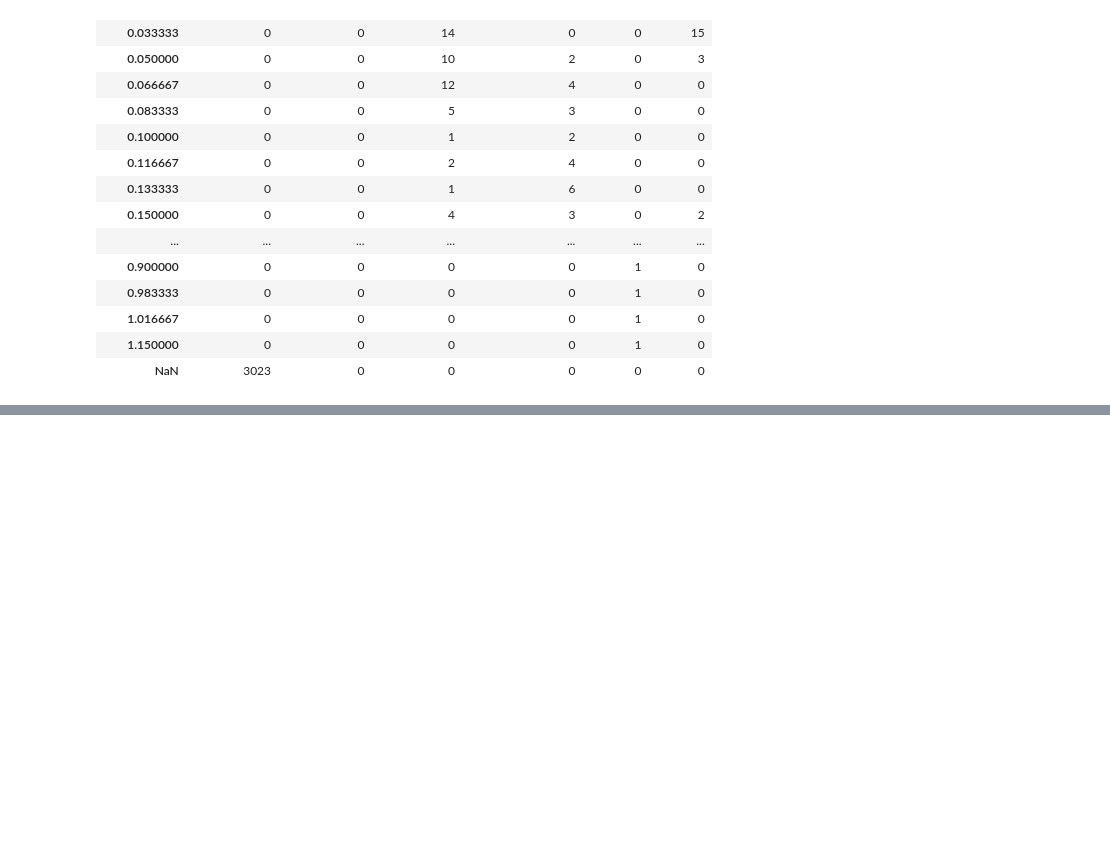
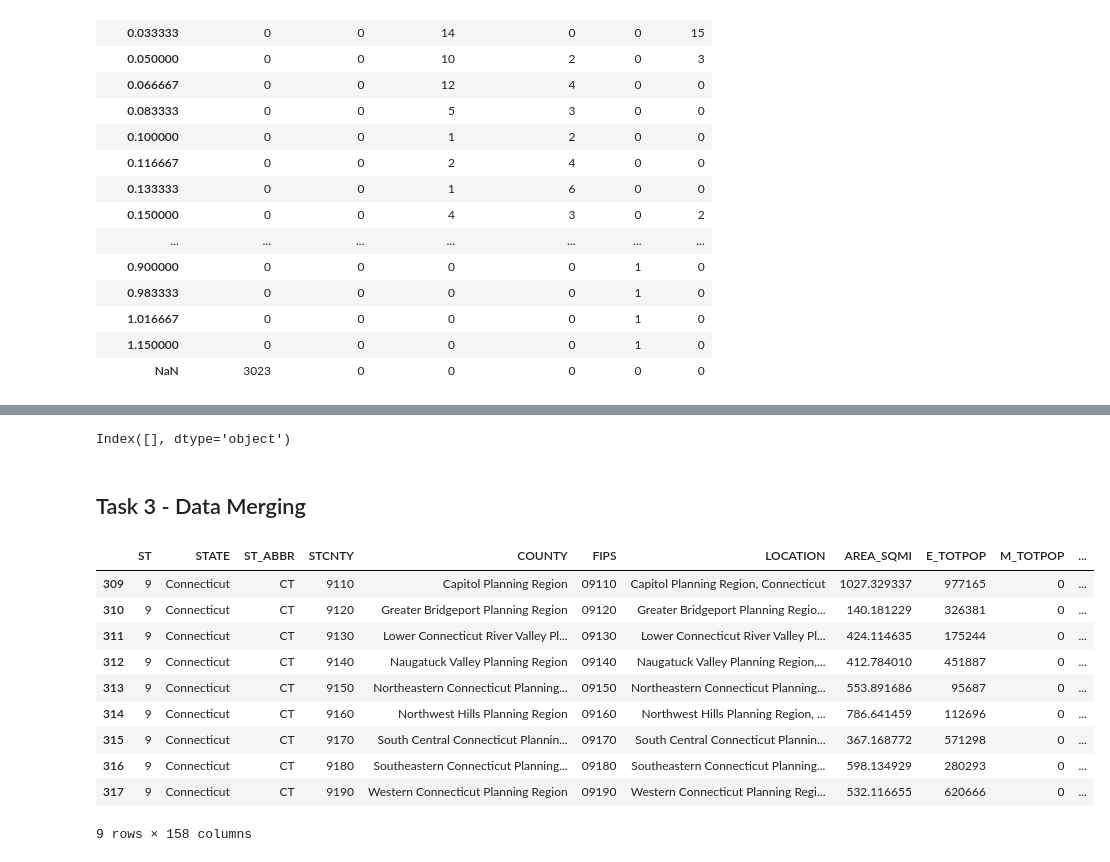
Before and after one commit to MichaelMa0904/Intro_ML_2024Fall, a Jupyter notebook: hw_progress/HW_02.ipynb, the cells around one changed output, grey strips where cells are left out. Saved outputs shown, nothing was run; the diff lists cells and outputs as text; code cells hidden in the pictures; blank space fills up the shorter version.

```diff
--- a/hw_progress/HW_02.ipynb
+++ b/hw_progress/HW_02.ipynb
@@ -77,0 +110,69 @@ array(['Not Applicable', 'Very Low', 'Relatively High',
+# %%
+# __2. Create a table / dataframe that shows the number of missing values in each column.
+# (Hint: if you wrote a function for Task 1, you can reuse it here.)
+
+# Function to calculate the number of missing values in each column
+def missing_val(table):
+    missing = table.isnull().sum()
+    return pd.DataFrame(missing, columns=['Missing_Val'])
+
+# Applying the function to the loaded DataFrame
+SVI_Missing = missing_val(SVI_Sub)
+
+# Display the resulting DataFrame (Apparently there are no missing values)
+SVI_Missing
+
+# Check the original subset table to see if the function was written correctly
+SVI_Sub.columns[SVI_Sub.isnull().any()]
+# %% [output]
+Index([], dtype='object')
+# %% [markdown]
+## Task 3 - Data Merging
+# %%
+# __1. Identify any FIPS codes that are present in the NRI data but not in the SVI data and vice versa. /
+# Describe any discrepancies and possible causes? What to these discrepancies, if any,
+# mean for interpreting results based on the merged dataset moving forward?
+
+# First get the FIPS code from both dataset
+NRI_FIPS = NRI['STCOFIPS']
+SVI_FIPS = SVI['FIPS']
+
+# FIPS codes that are in NRI but not in SVI
+# FIPS codes that are in SVI but not in NRI
+FIPS_NRI_NotSVI = NRI_FIPS[~NRI_FIPS.isin(SVI_FIPS)]
+FIPS_SVI_NotNRI = SVI_FIPS[~SVI_FIPS.isin(NRI_FIPS)]
+
+# See what are the missing gepgraphy in the SVI
+FIPS_NRI_NotSVI_check = FIPS_NRI_NotSVI.to_list()
+NRI[NRI['STCOFIPS'].isin(FIPS_NRI_NotSVI_check)]['STATE'].unique()
+
+#############################
+## Answer: Looks like one state Connecticut and other special terrotories like American Samoa, Guam ... are not included in the SVI dataset. From the website of NRI
+## I can see the the NRI dataset includes American Samoa, Commonwealth of the Northern Mariana Islands, Guam, Puerto Rico, and the U.S. Virgin Islands.The missing county in connecticut includes
+## all the normal county geo names we see in other dataset. However, the connecticut geo in the SVI dataset are specified as planning region (https://storymaps.arcgis.com/stories/23bc7986213547a79cb8a5dafa84d68d)
+## It looks like the plannign regions in CT are being treated by tehe offical County equivalents by the Census Bureau due to the file changes by the CT state.
+
+# See what are the missing gepgraphy in the NRI
+FIPS_SVI_NotNRI_check = FIPS_SVI_NotNRI.to_list()
+SVI[SVI['FIPS'].isin(FIPS_SVI_NotNRI_check)]
+
+#############################
+## Answer: looks like NRI does not have special County geo like planning region that shows in the table in the connecticut. As stated above, SVI uses planning regiong for the County equivalent
+## as apposed to the NRI uses of traditional county definition.
+
+#############################
+## Answer: These results are different might be due to the fact that data collected by the SVI better reflect the census bureau geo definition and the year of data collected. Howeverm for the state of connecticut,
+## we might need to do some geoanalysis to map the traditional county to the planning region in order to generalize the analysis. Otherwise, the CT analysis will create discrepency since the planning region
+## seems better reflect the devlopment and demographics of the population in the state, but not the traditional county definition.
+# %% [output]
+|  | ST | STATE | ST_ABBR | STCNTY | COUNTY | FIPS | LOCATION | AREA_SQMI | E_TOTPOP | M_TOTPOP | ... |
+| 309 | 9 | Connecticut | CT | 9110 | Capitol Planning Region | 09110 | Capitol Planning Region, Connecticut | 1027.329337 | 977165 | 0 | ... |
+| 310 | 9 | Connecticut | CT | 9120 | Greater Bridgeport Planning Region | 09120 | Greater Bridgeport Planning Regio... | 140.181229 | 326381 | 0 | ... |
+| 311 | 9 | Connecticut | CT | 9130 | Lower Connecticut River Valley Pl... | 09130 | Lower Connecticut River Valley Pl... | 424.114635 | 175244 | 0 | ... |
+| 312 | 9 | Connecticut | CT | 9140 | Naugatuck Valley Planning Region | 09140 | Naugatuck Valley Planning Region,... | 412.784010 | 451887 | 0 | ... |
+| 313 | 9 | Connecticut | CT | 9150 | Northeastern Connecticut Planning... | 09150 | Northeastern Connecticut Planning... | 553.891686 | 95687 | 0 | ... |
+| 314 | 9 | Connecticut | CT | 9160 | Northwest Hills Planning Region | 09160 | Northwest Hills Planning Region, ... | 786.641459 | 112696 | 0 | ... |
+| 315 | 9 | Connecticut | CT | 9170 | South Central Connecticut Plannin... | 09170 | South Central Connecticut Plannin... | 367.168772 | 571298 | 0 | ... |
+| 316 | 9 | Connecticut | CT | 9180 | Southeastern Connecticut Planning... | 09180 | Southeastern Connecticut Planning... | 598.134929 | 280293 | 0 | ... |
+| 317 | 9 | Connecticut | CT | 9190 | Western Connecticut Planning Region | 09190 | Western Connecticut Planning Regi... | 532.116655 | 620666 | 0 | ... |
+9 rows × 158 columns
```
Also changed, not shown: parts of 11 cells of this notebook, 1 other file.
